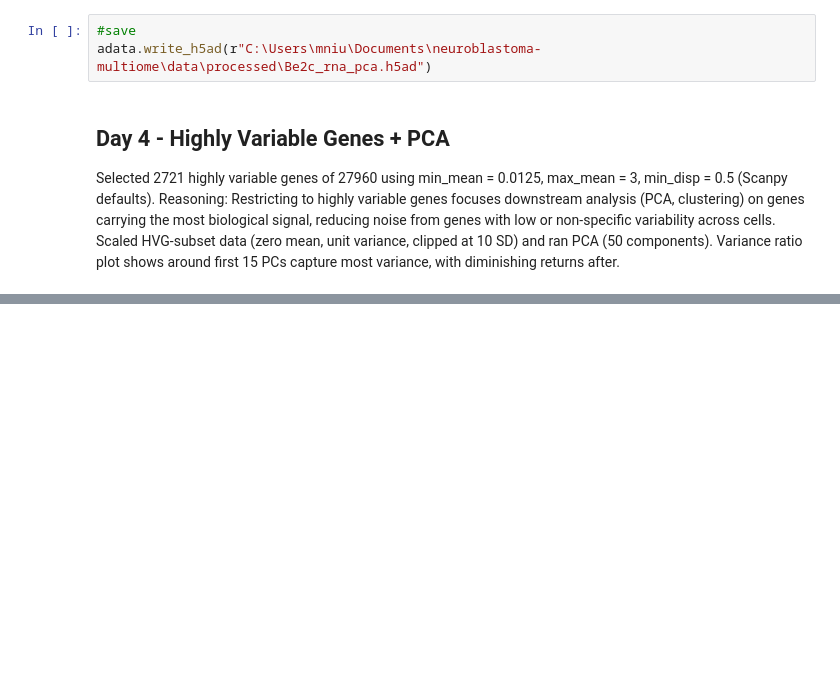
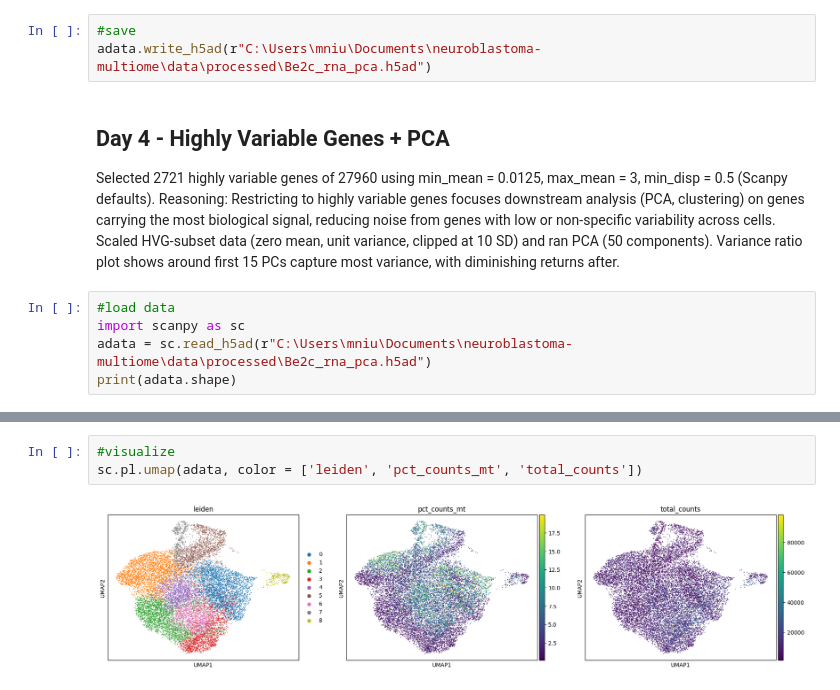
Before and after one commit to matthewniu333/neuroblastoma-multiome, a Jupyter notebook: notebooks/rna_preprocessing.ipynb, the cells around one changed output, grey strips where cells are left out. Saved outputs shown, nothing was run; the diff lists cells and outputs as text; blank space fills up the shorter version.

```diff
--- a/notebooks/rna_preprocessing.ipynb
+++ b/notebooks/rna_preprocessing.ipynb
@@ -205,3 +205,8 @@ adata.write_h5ad(r"C:\Users\mniu\Documents\neuroblastoma-multiome\data\processed
 Selected 2721 highly variable genes of 27960 using min_mean = 0.0125, max_mean = 3, min_disp = 0.5 (Scanpy defaults).
 Reasoning: Restricting to highly variable genes focuses downstream analysis (PCA, clustering) on genes carrying the most biological signal, reducing noise from genes with low or non-specific variability across cells.
 Scaled HVG-subset data (zero mean, unit variance, clipped at 10 SD) and ran PCA (50 components). Variance ratio plot shows around first 15 PCs capture most variance, with diminishing returns after.
+# %%
+#load data
+import scanpy as sc
+adata = sc.read_h5ad(r"C:\Users\mniu\Documents\neuroblastoma-multiome\data\processed\Be2c_rna_pca.h5ad")
+print(adata.shape)
@@ -207,0 +239,5 @@ Scaled HVG-subset data (zero mean, unit variance, clipped at 10 SD) and ran PCA
+# %%
+#visualize
+sc.pl.umap(adata, color = ['leiden', 'pct_counts_mt', 'total_counts'])
+# %% [output]
+[figure, added]
```
Also changed, not shown: parts of 8 cells of this notebook.
